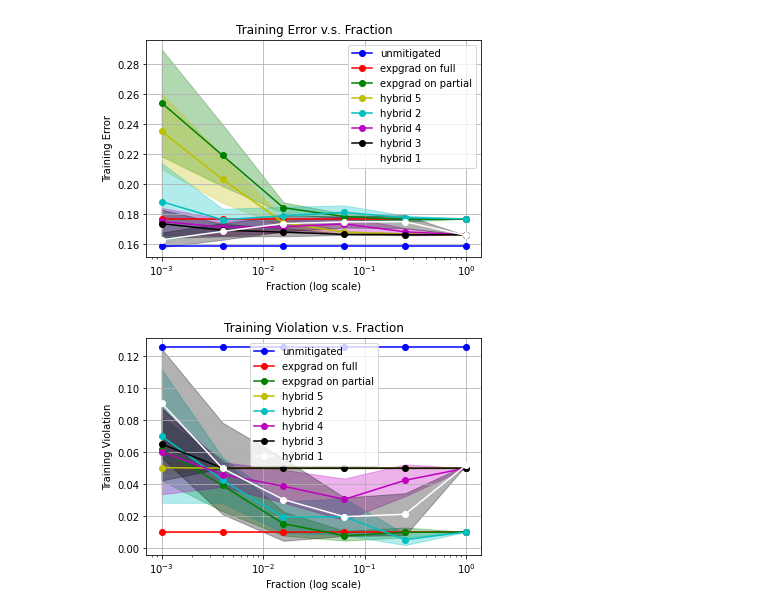
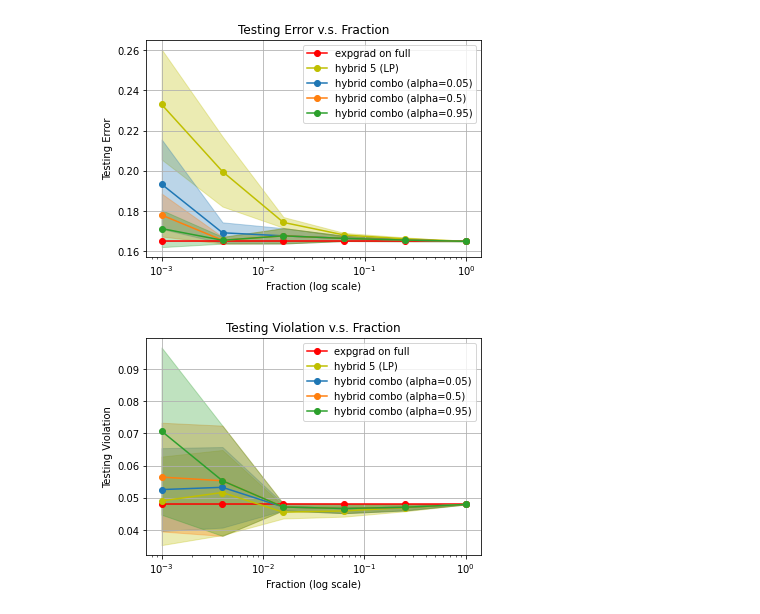
Before and after one commit to softlab-unimore/scalable-expgrad, a Jupyter notebook: Fairlearn+.ipynb, the cells around one changed output. Drawn from its saved outputs; the diff is of its cells as text; code cells hidden in the pictures.

Commit message:
Moved hybrid combo in Jupyter notebook. Fixed Fairlearn bug (newer version ignores epsilon, so reverted to 0.4.6)

```diff
--- a/Fairlearn+.ipynb
+++ b/Fairlearn+.ipynb
@@ -1,8 +17,10 @@
 # %%
-base_dir = "results/swarm033"
-unmitigated_results_file_name = f"{base_dir}/0.05_2021-01-20_03-26-16_unmitigated.json"
-fairlearn_results_file_name = f"{base_dir}/0.05_2021-01-20_03-26-16_fairlearn.json"
-hybrid_results_file_name = f"{base_dir}/0.05_2021-01-20_03-26-17_hybrid.json"
+# base_dir = "results/swarm033"
+base_dir = "results/yeeha"
+unmitigated_results_file_name = f"{base_dir}/0.05_2021-01-25_09-33-57_unmitigated.json"
+fairlearn_results_file_name = f"{base_dir}/0.05_2021-01-25_09-33-57_fairlearn.json"
+hybrid_results_file_name = f"{base_dir}/0.05_2021-01-25_09-59-57_hybrid.json"
+alphas = [0.05, 0.5, 0.95]  # Importance of error (vs. violation)
 # %%
 import os
 import json
@@ -276,55 +404,58 @@ plt.show()
 # %%
-import matplotlib.pyplot as plt
-
 errors = {
-    "unmitigated": ("b", "bo-", "unmitigated", train_error_unmitigated_ci, None),
-    "expgrad_alls": ("r", "ro-", "expgrad on full", train_error_expgrad_alls_ci, None),
-    "expgrad_fracs": ("g", "go-", "expgrad on partial", train_error_expgrad_fracs_ci, None),
-    "no_grid_rewts": ("y", "yo-", "hybrid 5", train_error_no_grid_rewts_ci, None),
-    "grid_pmf_fracs": ("c", "co-", "hybrid 2", train_error_grid_pmf_fracs_ci, None),
-    "rewts_partial": ("m", "mo-", "hybrid 4", train_error_rewts_partial_ci, None),
-    "rewts_pmf": ("k", "ko-", "hybrid 3", train_error_rewts_pmf_ci, None),
-    "hybrid_1": ("k", "wo-", "hybrid 1", train_error_hybrids_ci, None),
+#     "unmitigated": ("b", "unmitigated", test_error_unmitigated_ci, None),
+#     "expgrad_fracs": ("g", "expgrad on partial", test_error_expgrad_fracs_ci, None),
+    "expgrad_alls": ("r", "expgrad on full", test_error_expgrad_alls_ci, None),
+    "no_grid_rewts": ("y", "hybrid 5 (LP)", test_error_no_grid_rewts_ci, None),
+#     "rewts_pmf": ("k", "hybrid 3", test_error_rewts_pmf_ci, None),
+#     "grid_pmf_fracs": ("c", "hybrid 2", test_error_grid_pmf_fracs_ci, None),
+#     "rewts_partial": ("m", "hybrid 4", test_error_rewts_partial_ci, None),
+#     "hybrid_1": ("k", "hybrid 1", test_error_hybrids_ci, None),
 }
 
 violations = {
-    "unmitigated": ("b", "bo-", "unmitigated", train_vio_unmitigated_ci, None),
-    "expgrad_alls": ("r", "ro-", "expgrad on full", train_vio_expgrad_alls_ci, None),
-    "expgrad_fracs": ("g", "go-", "expgrad on partial", train_vio_expgrad_fracs_ci, None),
-    "no_grid_rewts": ("y", "yo-", "hybrid 5", train_vio_no_grid_rewts_ci, None),
-    "grid_pmf_fracs": ("c", "co-", "hybrid 2", train_vio_grid_pmf_fracs_ci, None),
-    "rewts_partial": ("m", "mo-", "hybrid 4", train_vio_rewts_partial_ci, None),
-    "rewts_pmf": ("k", "ko-", "hybrid 3", train_vio_rewts_pmf_ci, None),
-    "hybrid_1": ("k", "wo-", "hybrid 1", train_vio_hybrids_ci, None),
+#     "unmitigated": ("b", "unmitigated", test_vio_unmitigated_ci, None),
+#     "expgrad_fracs": ("g", "expgrad on partial", test_vio_expgrad_fracs_ci, None),
+    "expgrad_alls": ("r", "expgrad on full", test_vio_expgrad_alls_ci, None),
+    "no_grid_rewts": ("y", "hybrid 5 (LP)", test_vio_no_grid_rewts_ci, None),
+#     "rewts_pmf": ("k", "hybrid 3", test_vio_rewts_pmf_ci, None),
+#     "grid_pmf_fracs": ("c", "hybrid 2", test_vio_grid_pmf_fracs_ci, None),
+#     "rewts_partial": ("m", "hybrid 4", test_vio_rewts_partial_ci, None),
+#     "hybrid_1": ("k", "hybrid 1", test_vio_hybrids_ci, None),
 }
 
+# Add alpha combos
+for i, alpha in enumerate(alphas):
+    errors[f"combo[{alpha}]"] =     (cols[i], f"hybrid combo (alpha={alpha})", test_err_combo_ci[alpha], None)
+    violations[f"combo[{alpha}]"] = (cols[i], f"hybrid combo (alpha={alpha})", test_vio_combo_ci[alpha], None)
+
 # Plot errors
-for k, (c1, c2, label, means, stds) in errors.items():
+for k, (c1, label, means, stds) in errors.items():
     plt.fill_between(fr, means[:,1], means[:,2], color=c1, alpha=0.3)
-    plt.plot(fr, means[:,0], c2, label=label)
+    plt.plot(fr, means[:,0], c1, marker="o", label=label)
 
 plt.xlabel('Fraction (log scale)')
-plt.ylabel('Training Error')
-plt.title('Training Error v.s. Fraction')
+plt.ylabel('Testing Error')
+plt.title('Testing Error v.s. Fraction')
 plt.xscale("log")
 # plt.yscale("log")
 plt.grid()
 plt.legend()
 plt.show()
 
 # Plot violations
-for k, (c1, c2, label, means, stds) in violations.items():
+for k, (c1, label, means, stds) in violations.items():
     plt.fill_between(fr, means[:,1], means[:,2], color=c1, alpha=0.3)
-    plt.plot(fr, means[:,0], c2, label=label)
+    plt.plot(fr, means[:,0], c1, marker="o", label=label)
 
 plt.xlabel('Fraction (log scale)')
-plt.ylabel('Training Violation')
-plt.title('Training Violation v.s. Fraction')
+plt.ylabel('Testing Violation')
+plt.title('Testing Violation v.s. Fraction')
 plt.xscale("log")
 # plt.yscale("log")
 plt.grid()
 plt.legend()
 plt.show()
 # %% [output]
-[figure, old version]
+[figure, new version]
-[figure, old version]
+[figure, new version]
```
Also changed, not shown: parts of 5 cells of this notebook, 3 other files.
